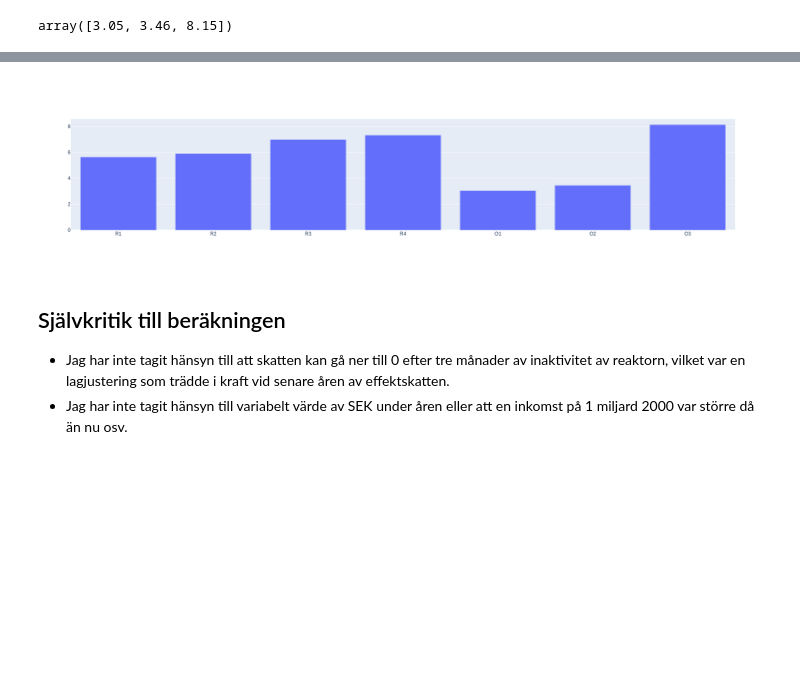
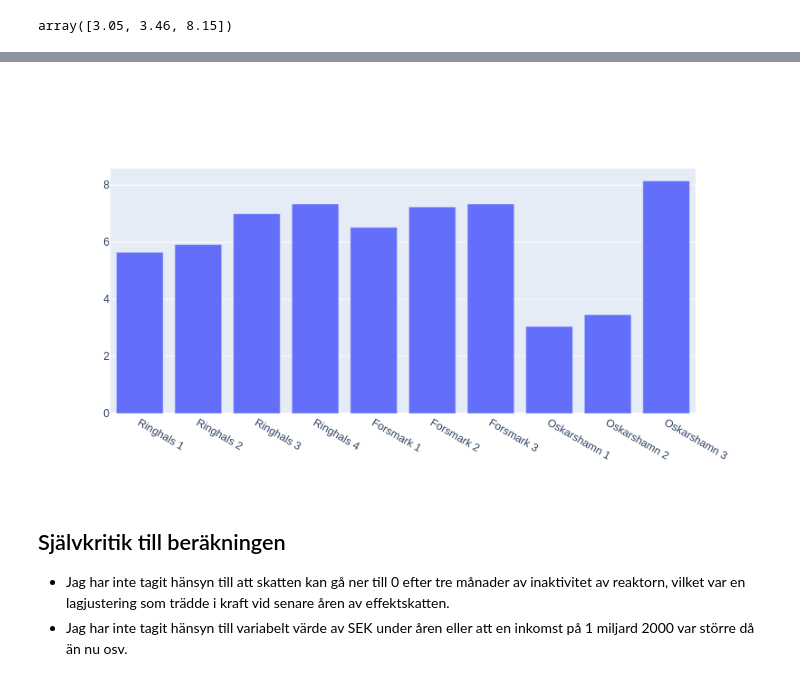
Before and after one commit to consideRatio/nuclear-notebooks, a Jupyter notebook: notebooks/effektskatten.ipynb, the cells around one changed output, grey strips where cells are left out. Drawn from its saved outputs; the diff is of its cells as text; code cells hidden in the pictures; blank space fills up the shorter version.

Commit message:
Add Forsmark as well

```diff
--- a/notebooks/effektskatten.ipynb
+++ b/notebooks/effektskatten.ipynb
@@ -51,3 +51,9 @@ ringhals_total_tax = np.around(ringhals_total_tax, decimals=2)
 ringhals_total_tax
 # %% [output]
 array([5.65, 5.92, 7.  , 7.34])
+# %%
+# Billions of SEK in tax from Forsmark 1-3 between 2000-2018
+forsmark_mw_thermal = [2928, 3253, 3300]
+forsmark_total_tax = [cost_since_2000_per_mw * reactor_mw / 10**9 for reactor_mw in forsmark_mw_thermal]
+forsmark_total_tax = np.around(forsmark_total_tax, decimals=2)
+forsmark_total_tax
@@ -117,21 +125,36 @@ array([3.05, 3.46, 8.15])
 # %%
 import plotly.graph_objs as go
 
-reactor_names = ["R1", "R2", "R3", "R4", "O1", "O2", "O3"]
-billions_in_tax = np.concatenate([ringhals_total_tax, oskarshamn_total_tax])
+reactor_names = [
+    "Ringhals 1",
+    "Ringhals 2",
+    "Ringhals 3",
+    "Ringhals 4",
+    "Forsmark 1",
+    "Forsmark 2",
+    "Forsmark 3",
+    "Oskarshamn 1",
+    "Oskarshamn 2",
+    "Oskarshamn 3",
+]
+billions_in_tax = np.concatenate([
+    ringhals_total_tax,
+    forsmark_total_tax,
+    oskarshamn_total_tax,
+])
 
 fig = go.Figure()
 fig.add_trace(
     go.Bar(
         x=reactor_names,
         y=billions_in_tax,
     ),
 )
 
 fig
 # %% [output]
 [interactive output not drawn]
-[figure, old version]
+[figure, new version]
 # %% [markdown]
 ## Självkritik till beräkningen
 - Jag har inte tagit hänsyn till att skatten kan gå ner till 0 efter tre månader av inaktivitet av reaktorn, vilket var en lagjustering som trädde i kraft vid senare åren av effektskatten.
```
Also changed, not shown: parts of 1 cell of this notebook.
